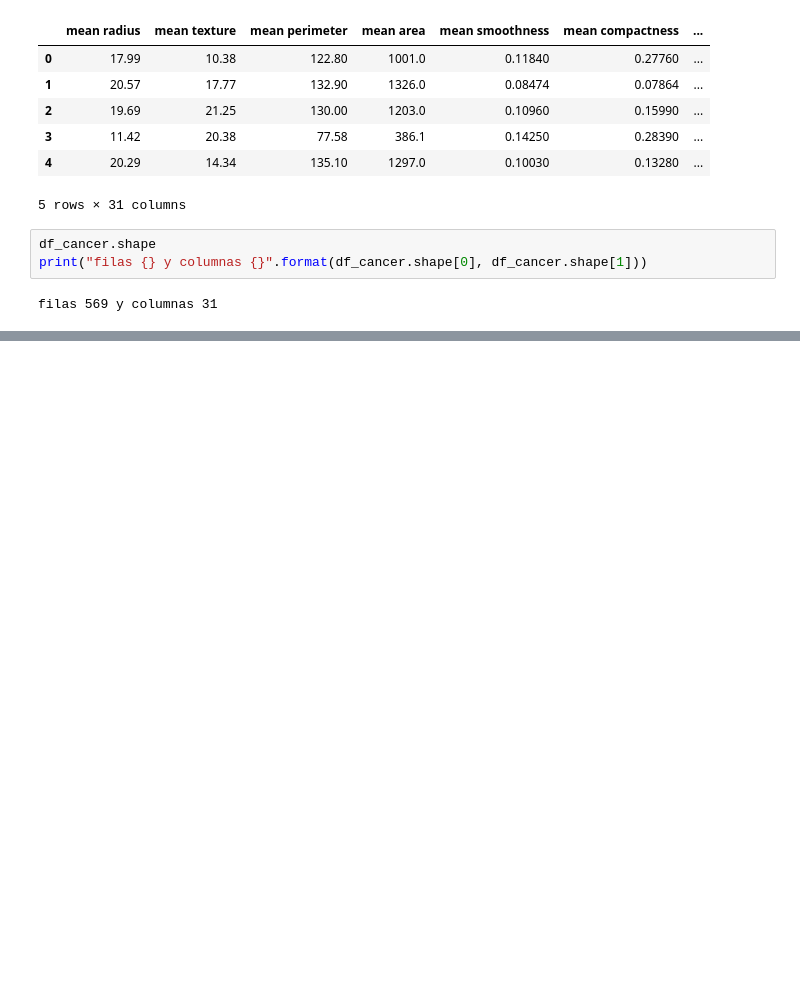
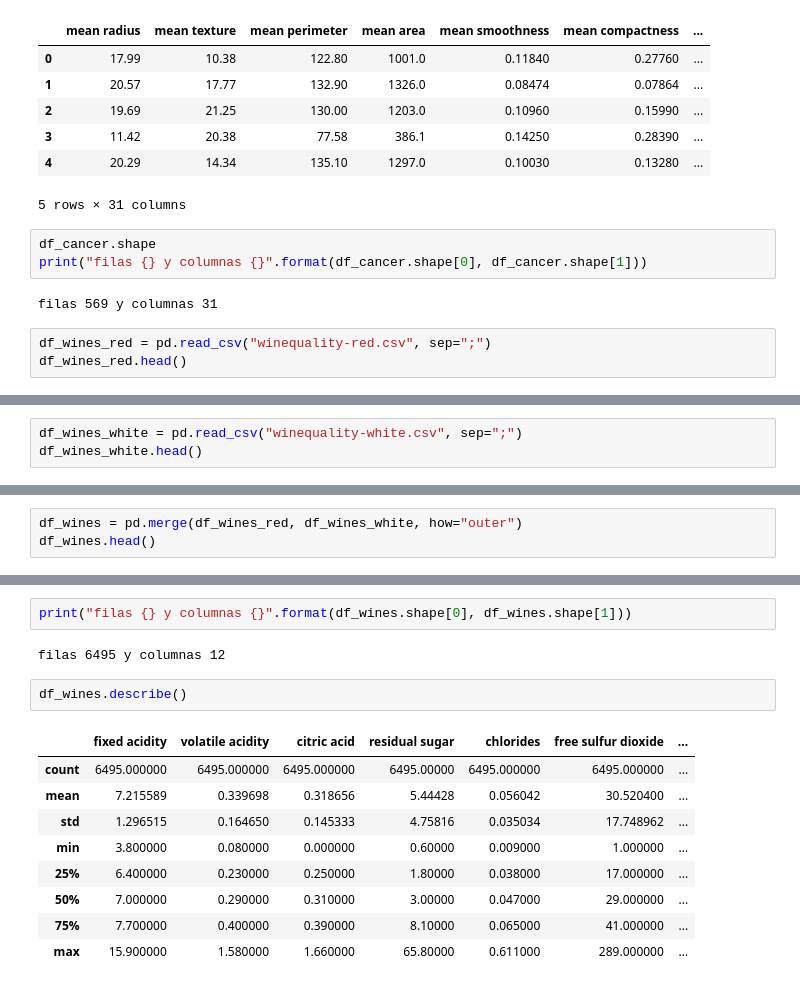
Before and after one commit to manuelo24-jpg/Ejercicios-Python, a Jupyter notebook: Saa/Practica_Matriz_Confusion/matriz_confusion.ipynb, the cells around one changed output, grey strips where cells are left out. Cells and saved outputs as stored; diff of their text form; blank space fills up the shorter version.

```diff
--- a/Saa/Practica_Matriz_Confusion/matriz_confusion.ipynb
+++ b/Saa/Practica_Matriz_Confusion/matriz_confusion.ipynb
@@ -23,3 +23,6 @@ df_cancer.shape
 print("filas {} y columnas {}".format(df_cancer.shape[0], df_cancer.shape[1]))
 # %% [output]
 filas 569 y columnas 31
+# %%
+df_wines_red = pd.read_csv("winequality-red.csv", sep=";")
+df_wines_red.head()
@@ -25,0 +36,3 @@ filas 569 y columnas 31
+# %%
+df_wines_white = pd.read_csv("winequality-white.csv", sep=";")
+df_wines_white.head()
@@ -25,0 +52,3 @@ filas 569 y columnas 31
+# %%
+df_wines = pd.merge(df_wines_red, df_wines_white, how="outer")
+df_wines.head()
@@ -25,0 +62,16 @@ filas 569 y columnas 31
+# %%
+print("filas {} y columnas {}".format(df_wines.shape[0], df_wines.shape[1]))
+# %% [output]
+filas 6495 y columnas 12
+# %%
+df_wines.describe()
+# %% [output]
+|  | fixed acidity | volatile acidity | citric acid | residual sugar | chlorides | free sulfur dioxide | ... |
+| count | 6495.000000 | 6495.000000 | 6495.000000 | 6495.00000 | 6495.000000 | 6495.000000 | ... |
+| mean | 7.215589 | 0.339698 | 0.318656 | 5.44428 | 0.056042 | 30.520400 | ... |
+| std | 1.296515 | 0.164650 | 0.145333 | 4.75816 | 0.035034 | 17.748962 | ... |
+| min | 3.800000 | 0.080000 | 0.000000 | 0.60000 | 0.009000 | 1.000000 | ... |
+| 25% | 6.400000 | 0.230000 | 0.250000 | 1.80000 | 0.038000 | 17.000000 | ... |
+| 50% | 7.000000 | 0.290000 | 0.310000 | 3.00000 | 0.047000 | 29.000000 | ... |
+| 75% | 7.700000 | 0.400000 | 0.390000 | 8.10000 | 0.065000 | 41.000000 | ... |
+| max | 15.900000 | 1.580000 | 1.660000 | 65.80000 | 0.611000 | 289.000000 | ... |
```
Also changed, not shown: parts of 12 cells of this notebook, 46 other files.
